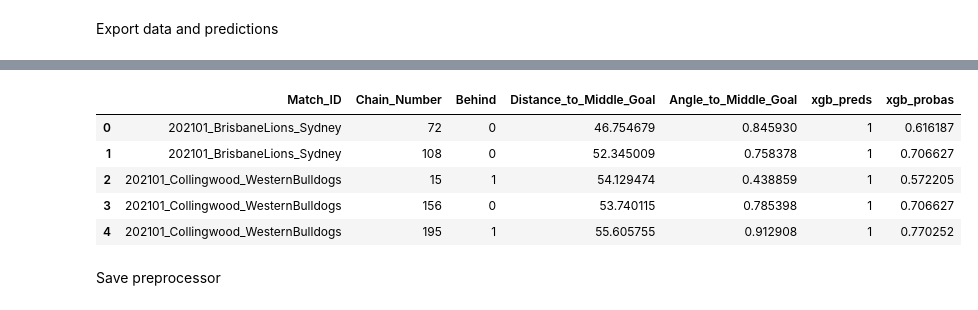
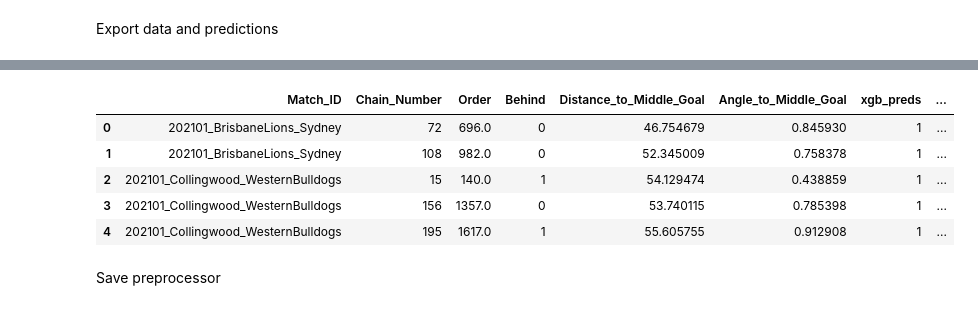
Before and after one commit to ciaran-grant/expected-score-model, a Jupyter notebook: notebooks/set_shots/behinds/model_building.ipynb, the cells around one changed output, grey strips where cells are left out. Cells and saved outputs as stored; diff of their text form; code cells hidden in the pictures.

```diff
--- a/notebooks/set_shots/behinds/model_building.ipynb
+++ b/notebooks/set_shots/behinds/model_building.ipynb
@@ -27,7 +30,7 @@ pd.options.display.max_columns = 999
 # %% [markdown]
 Model Version
 # %%
-model_version = 1
+model_version = 2
 model_name = 'expected_behind_set'
 model_file_name = model_name + '_v' + str(model_version)
 
@@ -107,5 +106,5 @@ monotonicity_dict = dict(zip(monotone_cols, monotone_increasing))
 # %%
-xgb_tuner = XGBHyperparameterTuner(X_train_preproc, y_train)
+xgb_tuner = XGBHyperparameterTuner(X_train_preproc, y_train, monotonicity_constraints=ModellingDataContract.monotone_constraints_behind)
 # %%
 xgb_tuner.training_data.head()
 # %% [output]
@@ -167,7 +166,7 @@ params['objective'] = OptunaXGBParamGrid.error
 params['num_rounds'] = 1000
 params['early_stopping_rounds'] = 50
 params['verbosity'] = 1
-params['monotone_constraints'] = {}
+params['monotone_constraints'] = ModellingDataContract.monotone_constraints_behind
 # %%
 super_xgb = SuperXGBClassifier(X_train = X_train_preproc,
                                y_train = y_train,
@@ -248,17 +249,17 @@ train_export.head()
 # %%
-test_info = test_data[['Match_ID', "Chain_Number", RESPONSE]].reset_index(drop = True)
+test_info = test_data[['Match_ID', "Chain_Number", "Order", RESPONSE]].reset_index(drop = True)
 test_export = pd.concat([test_info, X_test_preproc.reset_index(drop=True)], axis=1)
 test_export['xgb_preds'] = test_preds
 test_export['xgb_probas'] = test_probas
 test_export.to_csv(prediction_output_path + 'test_predictions_' + model_file_name + '.csv', index = False)
 test_export.head()
 # %% [output]
-|  | Match_ID | Chain_Number | Behind | Distance_to_Middle_Goal | Angle_to_Middle_Goal | xgb_preds | xgb_probas |
-| 0 | 202101_BrisbaneLions_Sydney | 72 | 0 | 46.754679 | 0.845930 | 1 | 0.616187 |
-| 1 | 202101_BrisbaneLions_Sydney | 108 | 0 | 52.345009 | 0.758378 | 1 | 0.706627 |
-| 2 | 202101_Collingwood_WesternBulldogs | 15 | 1 | 54.129474 | 0.438859 | 1 | 0.572205 |
-| 3 | 202101_Collingwood_WesternBulldogs | 156 | 0 | 53.740115 | 0.785398 | 1 | 0.706627 |
-| 4 | 202101_Collingwood_WesternBulldogs | 195 | 1 | 55.605755 | 0.912908 | 1 | 0.770252 |
+|  | Match_ID | Chain_Number | Order | Behind | Distance_to_Middle_Goal | Angle_to_Middle_Goal | xgb_preds | ... |
+| 0 | 202101_BrisbaneLions_Sydney | 72 | 696.0 | 0 | 46.754679 | 0.845930 | 1 | ... |
+| 1 | 202101_BrisbaneLions_Sydney | 108 | 982.0 | 0 | 52.345009 | 0.758378 | 1 | ... |
+| 2 | 202101_Collingwood_WesternBulldogs | 15 | 140.0 | 1 | 54.129474 | 0.438859 | 1 | ... |
+| 3 | 202101_Collingwood_WesternBulldogs | 156 | 1357.0 | 0 | 53.740115 | 0.785398 | 1 | ... |
+| 4 | 202101_Collingwood_WesternBulldogs | 195 | 1617.0 | 1 | 55.605755 | 0.912908 | 1 | ... |
 # %% [markdown]
 Save preprocessor
 # %%
```
Also changed, not shown: parts of 8 cells of this notebook, 6 other files.
